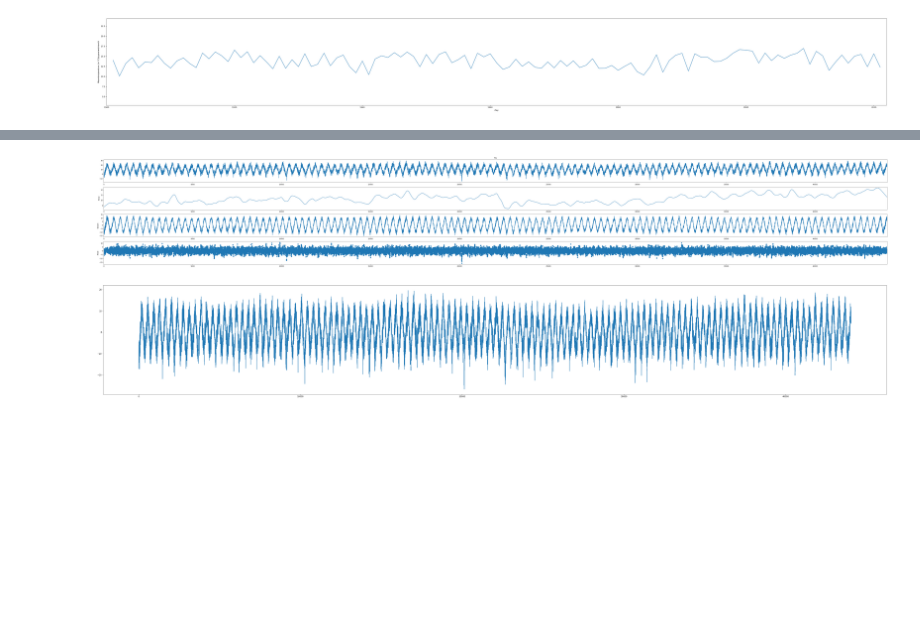
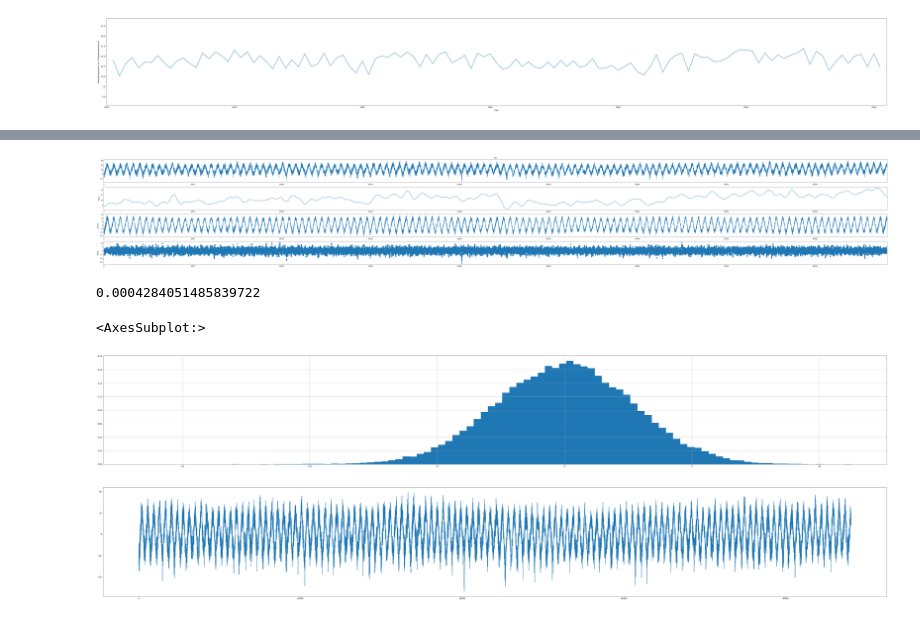
Before and after one commit to LucaNyckees/SCV_project1, a Jupyter notebook: notebooks/Untitled.ipynb, the cells around one changed output, grey strips where cells are left out. Drawn from its saved outputs; the diff is of its cells as text; code cells hidden in the pictures; blank space fills up the shorter version.

```diff
--- a/notebooks/Untitled.ipynb
+++ b/notebooks/Untitled.ipynb
@@ -137,9 +119,20 @@ result_add.seasonal.plot()
 # %%
 res = STL(df.TG, period = 365).fit()
 res.plot()
 plt.show()
+
+
+tp.TG = data_temperature.TG
+
+tp.TG = tp.TG - res.seasonal - np.mean(tp.TG)
+
+print(np.mean(tp.TG))
+tp.TG.hist(bins = 100, density = True)
 # %% [output]
 [figure]
+0.0004284051485839722
+<AxesSubplot:>
+[figure, added]
 # %%
 # Using scipy: Subtract the line of best fit
 detrended1 = sc.signal.detrend(df.TG)
```
Also changed, not shown: parts of 9 cells of this notebook.
